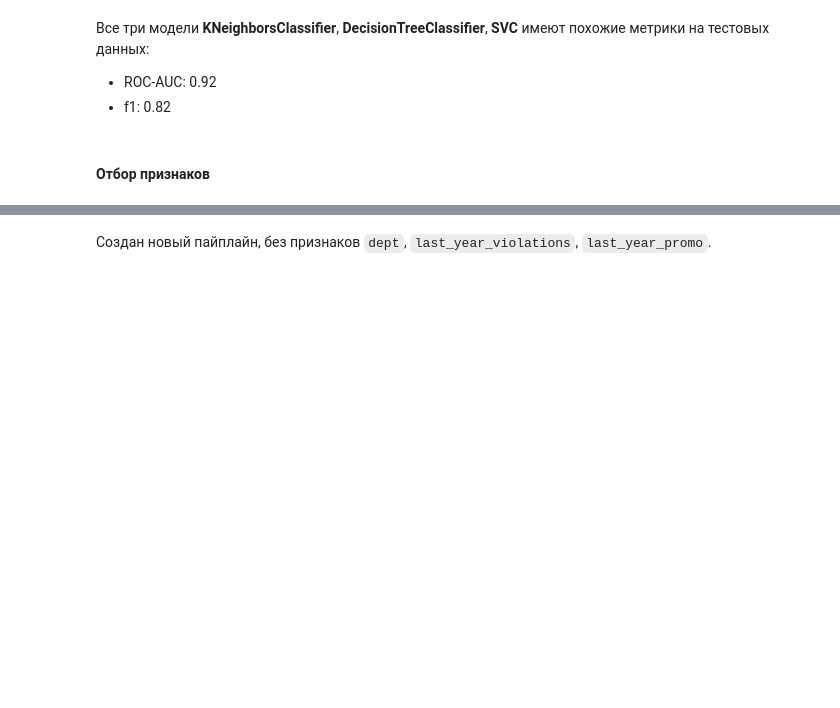
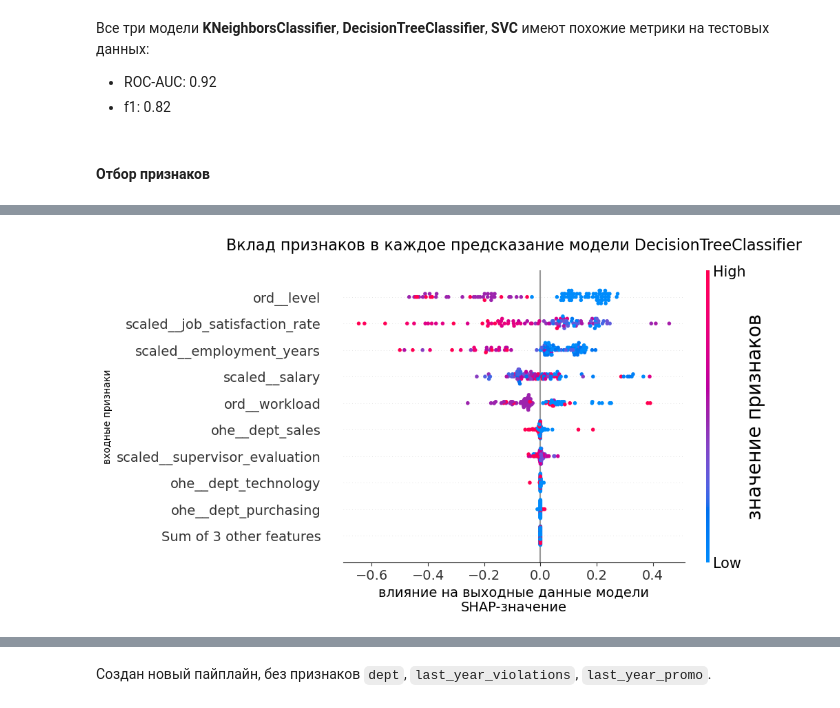
Before and after one commit to serguntsov/ML_HR_ANALYST, a Jupyter notebook: satisfaction_rate_job.ipynb, the cells around one changed output, grey strips where cells are left out. Cells and saved outputs as stored; diff of their text form; code cells hidden in the pictures; blank space fills up the shorter version.

```diff
--- a/satisfaction_rate_job.ipynb
+++ b/satisfaction_rate_job.ipynb
@@ -1203,2 +1239,4 @@ get_shape_beeswarm(oscv_svc)
 # %%
-get_shape_beeswarm(oscv_tree)
+get_shape_beeswarm(oscv_tree, X_train_clf_resample)
+# %% [output]
+[figure, added]
```
Also changed, not shown: parts of 34 cells of this notebook.
